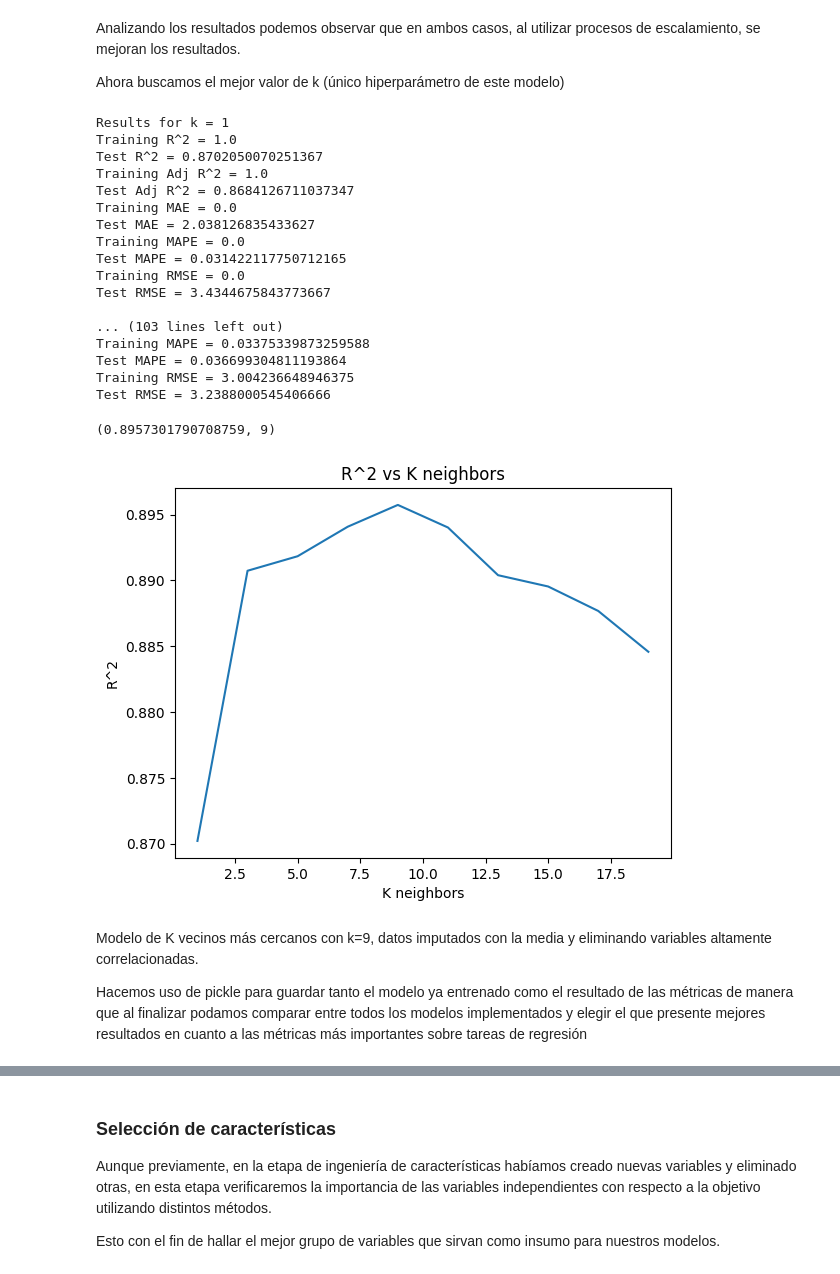
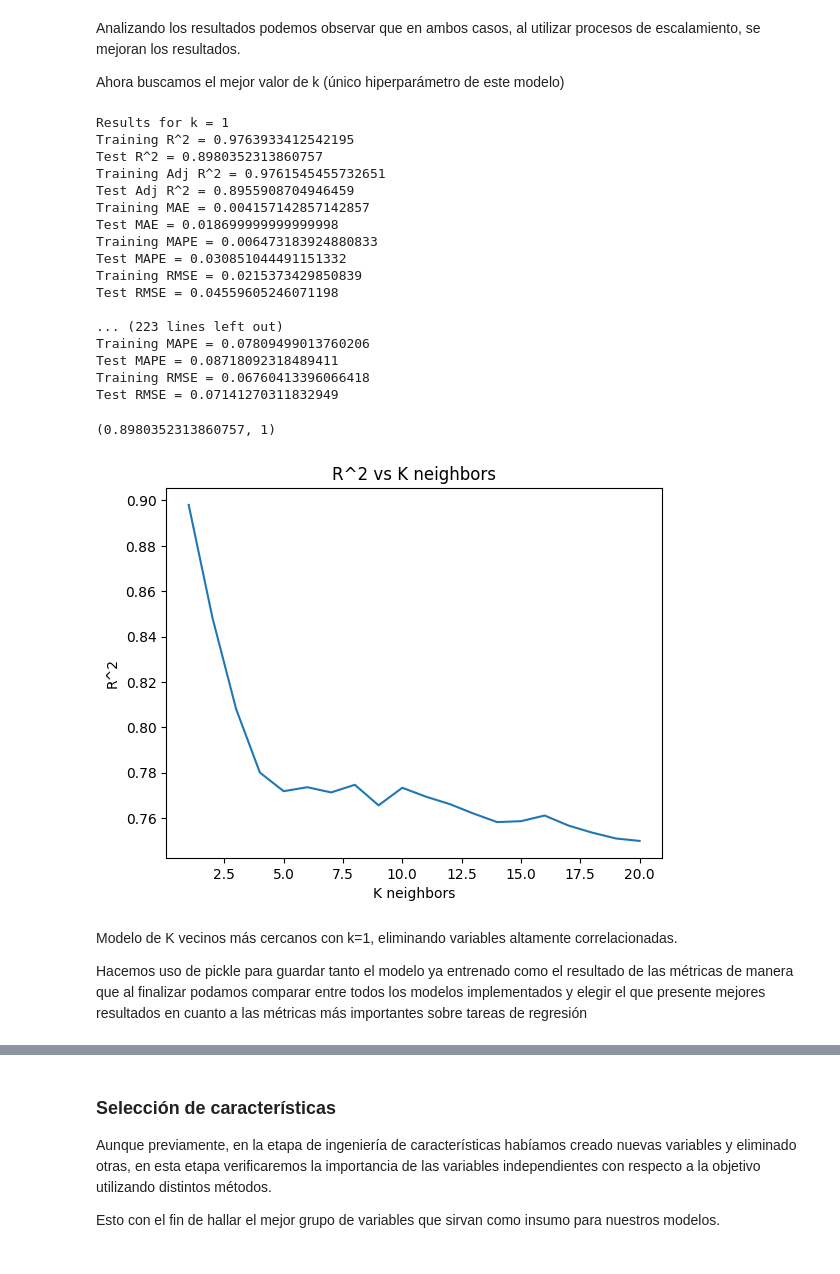
Before and after one commit to alfa7g7/Gestion-estrategica-I, a Jupyter notebook: 1_tareas_regresion/regProject_university.ipynb, the cells around one changed output, grey strips where cells are left out. Drawn from its saved outputs; the diff is of its cells as text; code cells hidden in the pictures.

```diff
--- a/1_tareas_regresion/regProject_university.ipynb
+++ b/1_tareas_regresion/regProject_university.ipynb
@@ -826,45 +826,45 @@ Ahora buscamos el mejor valor de k (único hiperparámetro de este modelo)
 # Podemos encontrar el mejor k para nuestro modelo
 # Utilizamos un pipeline para incluir la estandarización y el regresor knn
 
-for k in range(1,21,2):
+for k in range(1,21,1):
     print('Results for k =',k)
     knnReg_st = make_pipeline(StandardScaler(),KNeighborsRegressor(n_neighbors=k))
-    regression_metrics(knnReg_st,X_train['mean_rem'],X_test['mean_rem'],y_train['mean_rem'],y_test['mean_rem'])
+    regression_metrics(knnReg_st,X_train['rem'],X_test['rem'],y_train['rem'],y_test['rem'])
     print()
 # %% [output]
 Results for k = 1
-Training R^2 = 1.0
-Test R^2 = 0.8702050070251367
-Training Adj R^2 = 1.0
-Test Adj R^2 = 0.8684126711037347
-Training MAE = 0.0
-Test MAE = 2.038126835433627
-Training MAPE = 0.0
-Test MAPE = 0.031422117750712165
-Training RMSE = 0.0
-Test RMSE = 3.4344675843773667
+Training R^2 = 0.9763933412542195
+Test R^2 = 0.8980352313860757
+Training Adj R^2 = 0.9761545455732651
+Test Adj R^2 = 0.8955908704946459
+Training MAE = 0.004157142857142857
+Test MAE = 0.018699999999999998
+Training MAPE = 0.006473183924880833
+Test MAPE = 0.030851044491151332
+Training RMSE = 0.0215373429850839
+Test RMSE = 0.04559605246071198
 
-... (103 lines left out)
-Training MAPE = 0.03375339873259588
-Test MAPE = 0.036699304811193864
-Training RMSE = 3.004236648946375
-Test RMSE = 3.2388000545406666
+... (223 lines left out)
+Training MAPE = 0.07809499013760206
+Test MAPE = 0.08718092318489411
+Training RMSE = 0.06760413396066418
+Test RMSE = 0.07141270311832949
 # %%
 # Visualizamos el R^2
 
 results = [r2_metrics(make_pipeline(StandardScaler(),KNeighborsRegressor(n_neighbors=i)),
-            X_train['mean_rem'],X_test['mean_rem'],y_train['mean_rem'],y_test['mean_rem'])[1] for i in range(1,21,2)]
-ax = sns.lineplot(x=range(1,21,2),
+            X_train['rem'],X_test['rem'],y_train['rem'],y_test['rem'])[1] for i in range(1,21,1)]
+ax = sns.lineplot(x=range(1,21,1),
              y=results)
 ax.set(title="R^2 vs K neighbors",ylabel='R^2',xlabel='K neighbors')
-kvals = [(col,i) for col,i in zip(results,range(1,21,2))]
+kvals = [(col,i) for col,i in zip(results,range(1,21,1))]
 
 print(sorted(kvals, key=lambda x: x[0],reverse=True)[0])
 # %% [output]
-(0.8957301790708759, 9)
+(0.8980352313860757, 1)
-[figure, old version]
+[figure, new version]
 # %% [markdown]
-Modelo de K vecinos más cercanos con k=9, datos imputados con la media y eliminando variables altamente correlacionadas.
+Modelo de K vecinos más cercanos con k=1, eliminando variables altamente correlacionadas.
 
 Hacemos uso de pickle para guardar tanto el modelo ya entrenado como el resultado de las métricas de manera que al finalizar podamos comparar entre todos los modelos implementados y elegir el que presente mejores resultados en cuanto a las métricas más importantes sobre tareas de regresión
 # %%
```
Also changed, not shown: parts of 5 cells of this notebook.
